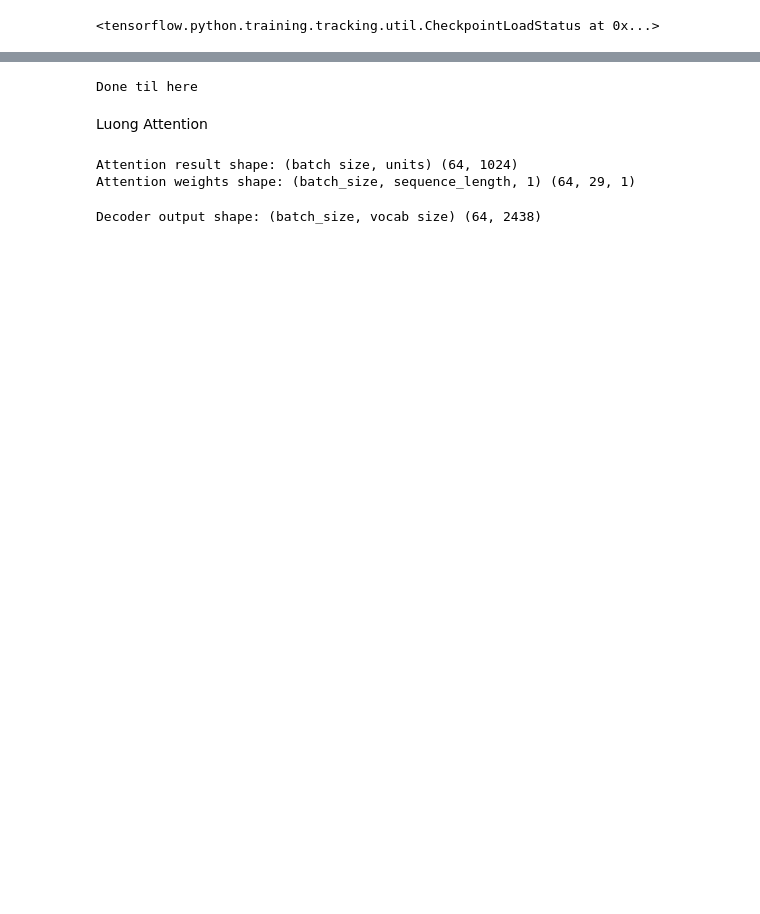
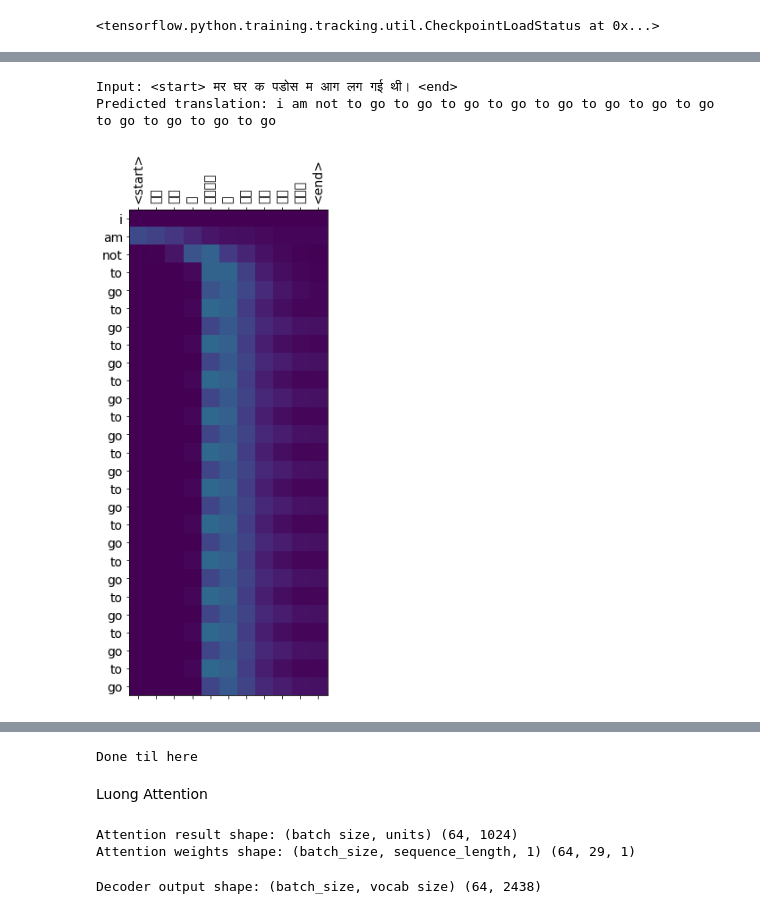
Before and after one commit to BlackCurrantDS/DeepLearning, a Jupyter notebook: IDL_Assignment7.ipynb, the cells around one changed output, grey strips where cells are left out. Saved outputs shown, nothing was run; the diff lists cells and outputs as text; code cells hidden in the pictures; blank space fills up the shorter version.

```diff
--- a/IDL_Assignment7.ipynb
+++ b/IDL_Assignment7.ipynb
@@ -442,0 +445,6 @@ Predicted translation: jump . <end>
+# %%
+translate(u'मेरे घर के पड़ोस में आग लग गई थी।')
+# %% [output]
+Input: <start> मर घर क पडोस म आग लग गई थी। <end>
+Predicted translation: i am not to go to go to go to go to go to go to go to go to go to go to go to go
+[figure, added]
```
Also changed, not shown: parts of 22 cells of this notebook.
